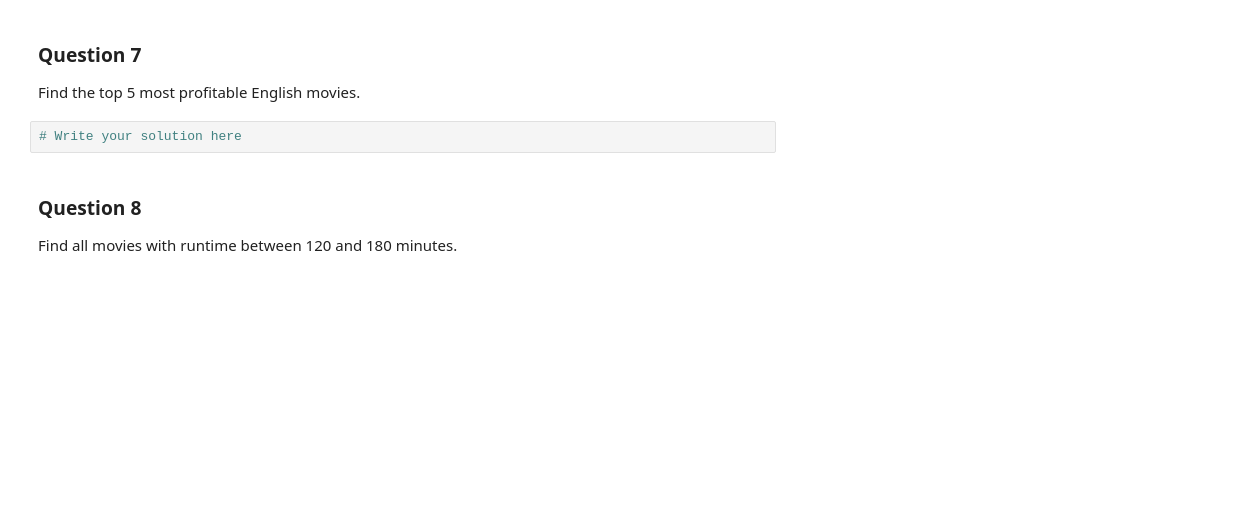
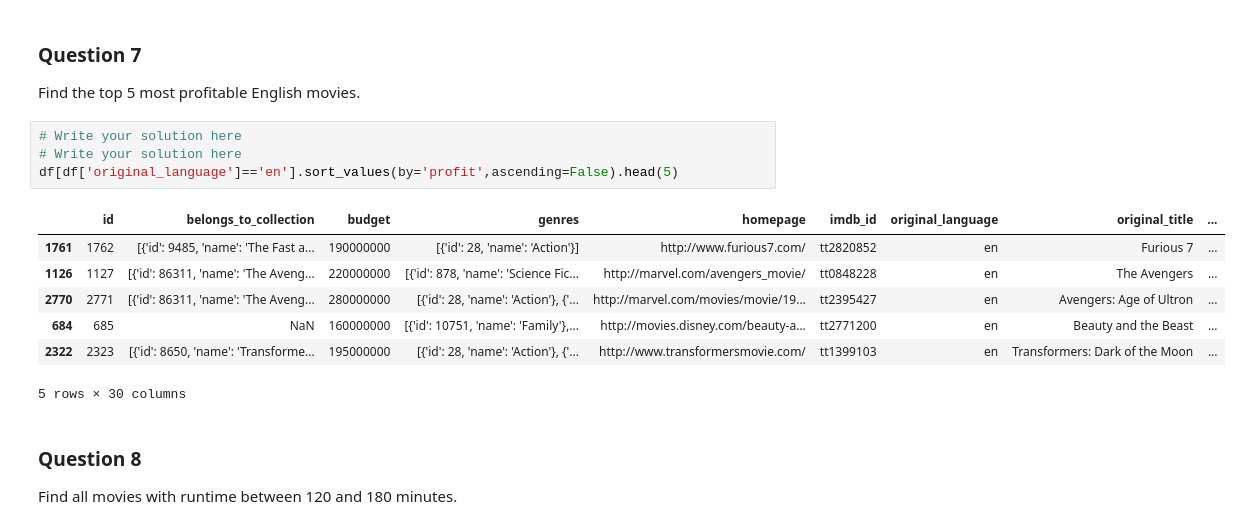
Before and after one commit to sanyam092006/ml_new, a Jupyter notebook: Copy_of_IMDb_Week_Long_Pandas_Assignment.ipynb, the cells around one changed output. Cells and saved outputs as stored; diff of their text form; blank space fills up the shorter version.

```diff
--- a/Copy_of_IMDb_Week_Long_Pandas_Assignment.ipynb
+++ b/Copy_of_IMDb_Week_Long_Pandas_Assignment.ipynb
@@ -954,8 +966,18 @@ Find the top 5 most profitable Hindi movies.
 # %% [markdown]
 ### Question 7
 Find the top 5 most profitable English movies.
-# %%
-# Write your solution here
+# %%
+# Write your solution here
+# Write your solution here
+df[df['original_language']=='en'].sort_values(by='profit',ascending=False).head(5)
+# %% [output]
+|  | id | belongs_to_collection | budget | genres | homepage | imdb_id | original_language | original_title | ... |
+| 1761 | 1762 | [{'id': 9485, 'name': 'The Fast a... | 190000000 | [{'id': 28, 'name': 'Action'}] | http://www.furious7.com/ | tt2820852 | en | Furious 7 | ... |
+| 1126 | 1127 | [{'id': 86311, 'name': 'The Aveng... | 220000000 | [{'id': 878, 'name': 'Science Fic... | http://marvel.com/avengers_movie/ | tt0848228 | en | The Avengers | ... |
+| 2770 | 2771 | [{'id': 86311, 'name': 'The Aveng... | 280000000 | [{'id': 28, 'name': 'Action'}, {'... | http://marvel.com/movies/movie/19... | tt2395427 | en | Avengers: Age of Ultron | ... |
+| 684 | 685 | NaN | 160000000 | [{'id': 10751, 'name': 'Family'},... | http://movies.disney.com/beauty-a... | tt2771200 | en | Beauty and the Beast | ... |
+| 2322 | 2323 | [{'id': 8650, 'name': 'Transforme... | 195000000 | [{'id': 28, 'name': 'Action'}, {'... | http://www.transformersmovie.com/ | tt1399103 | en | Transformers: Dark of the Moon | ... |
+5 rows × 30 columns
 # %% [markdown]
 ### Question 8
 Find all movies with runtime between 120 and 180 minutes.
```
Also changed, not shown: parts of 4 cells of this notebook.
